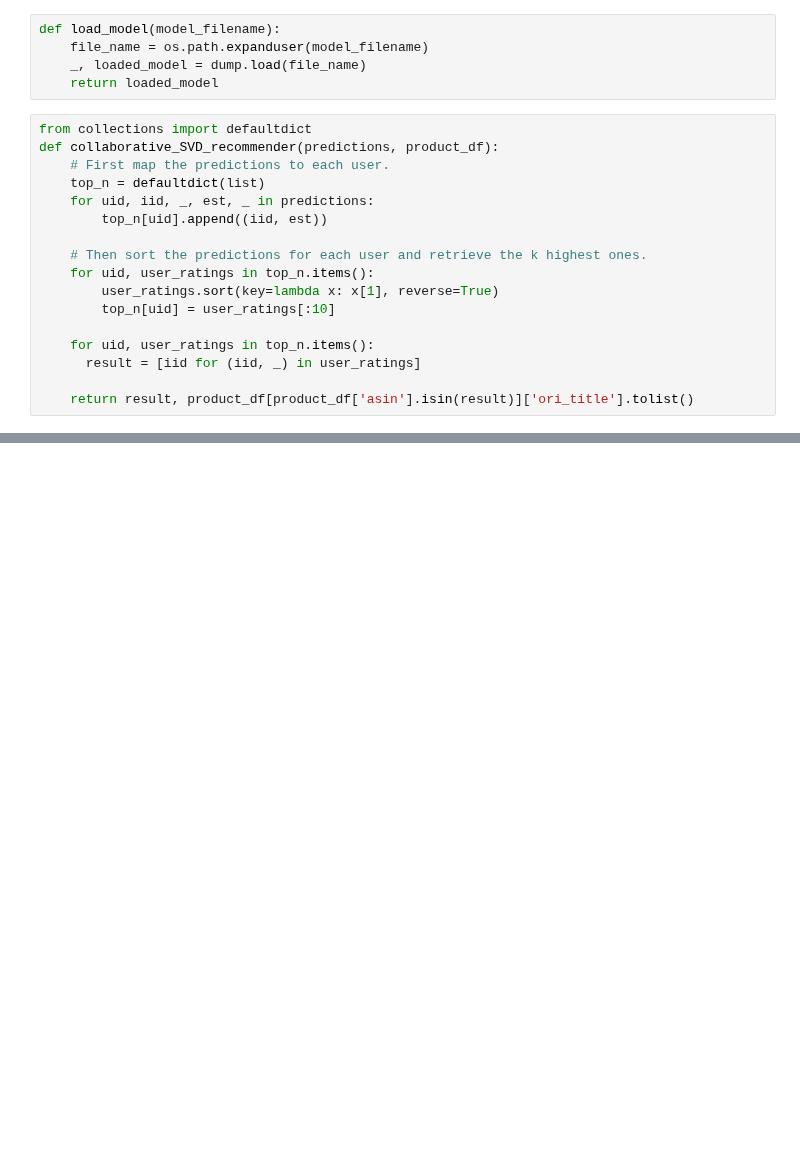
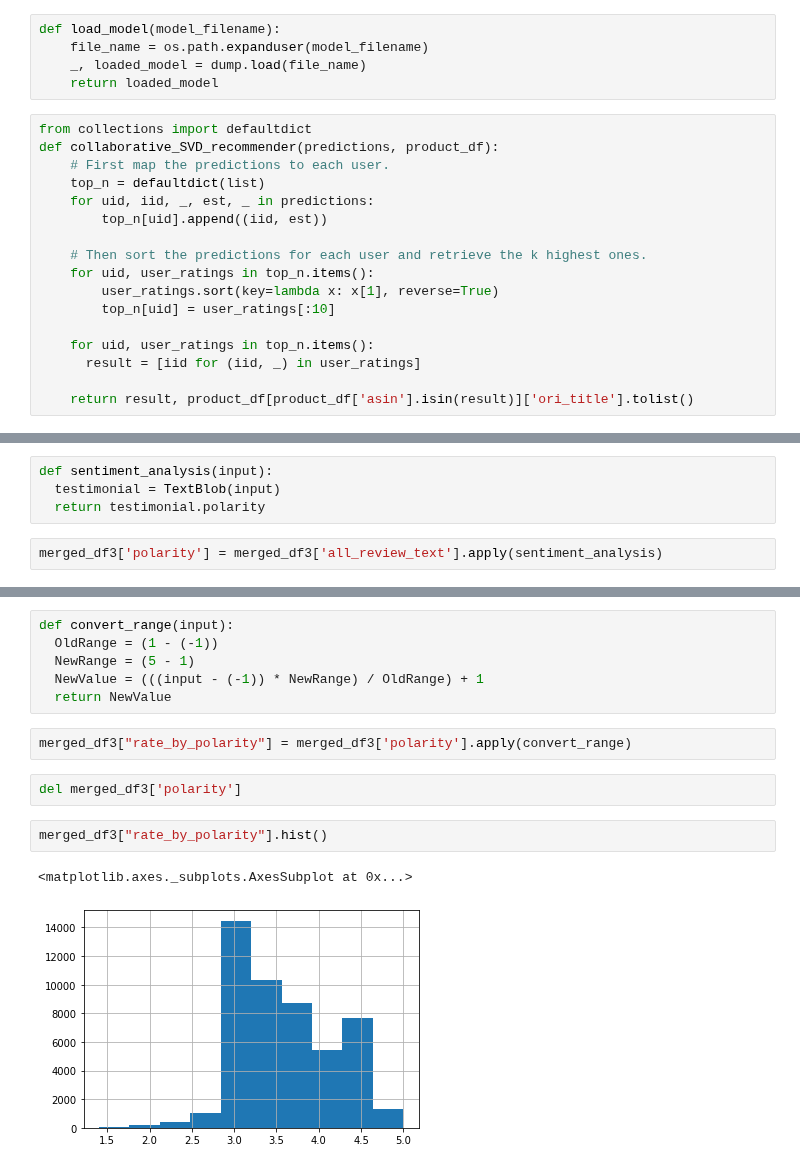
Before and after one commit to DATA-606-SPRING-2022/Jin_DATA606, a Jupyter notebook: ipynb/DATA606_Part2_CollaborativeRecommender.ipynb, the cells around one changed output, grey strips where cells are left out. Saved outputs shown, nothing was run; the diff lists cells and outputs as text; blank space fills up the shorter version.

```diff
--- a/ipynb/DATA606_Part2_CollaborativeRecommender.ipynb
+++ b/ipynb/DATA606_Part2_CollaborativeRecommender.ipynb
@@ -539,0 +648,6 @@ merged_df2[merged_df2['asin']=='B00002N7HY']
+# %%
+def sentiment_analysis(input):
+  testimonial = TextBlob(input)
+  return testimonial.polarity
+# %%
+merged_df3['polarity'] = merged_df3['all_review_text'].apply(sentiment_analysis)
@@ -539,0 +672,15 @@ merged_df2[merged_df2['asin']=='B00002N7HY']
+# %%
+def convert_range(input):
+  OldRange = (1 - (-1))
+  NewRange = (5 - 1)
+  NewValue = (((input - (-1)) * NewRange) / OldRange) + 1
+  return NewValue
+# %%
+merged_df3["rate_by_polarity"] = merged_df3['polarity'].apply(convert_range)
+# %%
+del merged_df3['polarity']
+# %%
+merged_df3["rate_by_polarity"].hist()
+# %% [output]
+<matplotlib.axes._subplots.AxesSubplot at 0x...>
+[figure, added]
```
Also changed, not shown: parts of 51 cells of this notebook.
